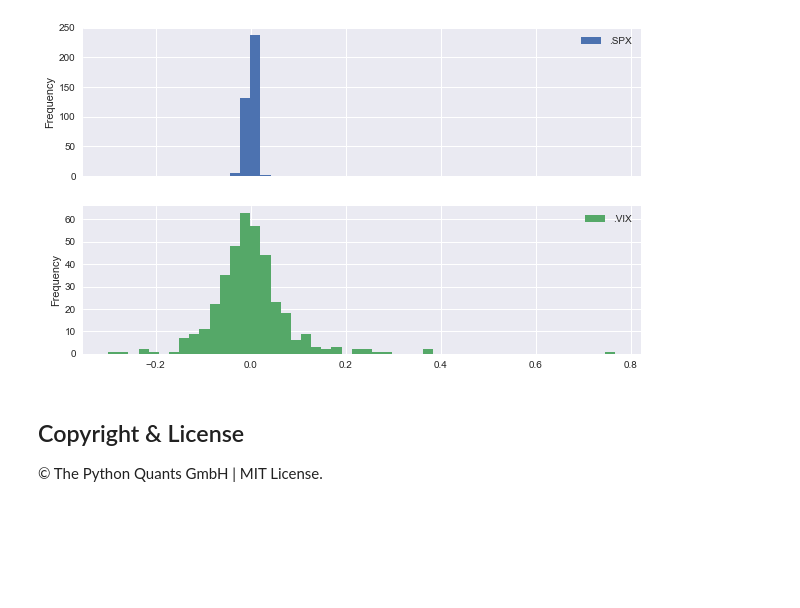
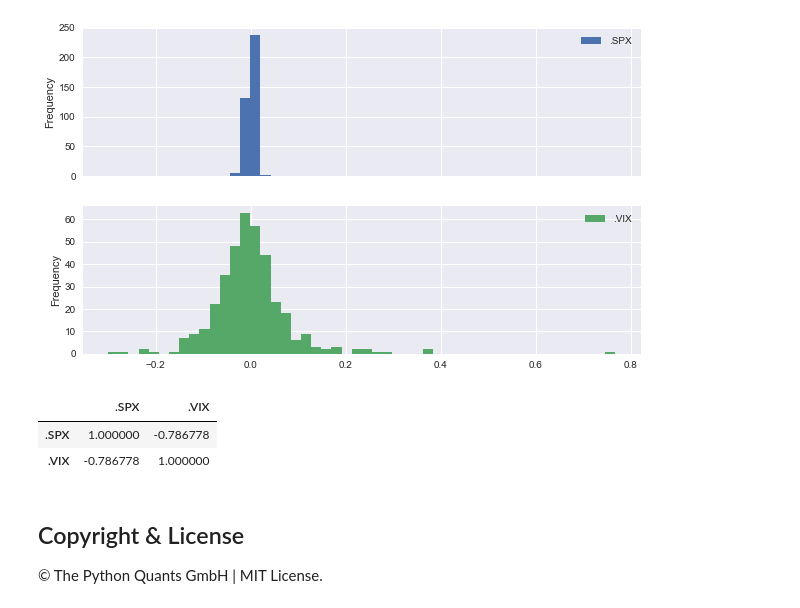
Before and after one commit to yhilpisch/mvportfolio, a Jupyter notebook: README.ipynb, the cells around one changed output. Saved outputs shown, nothing was run; the diff lists cells and outputs as text; code cells hidden in the pictures; blank space fills up the shorter version.

```diff
--- a/README.ipynb
+++ b/README.ipynb
@@ -66,6 +66,12 @@ p.data.plot(figsize=(10, 6), secondary_y='.VIX');
 p.returns.plot.hist(figsize=(10, 6), bins=50, subplots=True);
 # %% [output]
 [figure]
+# %%
+p.returns.corr()
+# %% [output]
+|  | .SPX | .VIX |
+| .SPX | 1.000000 | -0.786778 |
+| .VIX | -0.786778 | 1.000000 |
 # %% [markdown]
 ## Copyright & License
 
```
Also changed, not shown: 3 other files.
